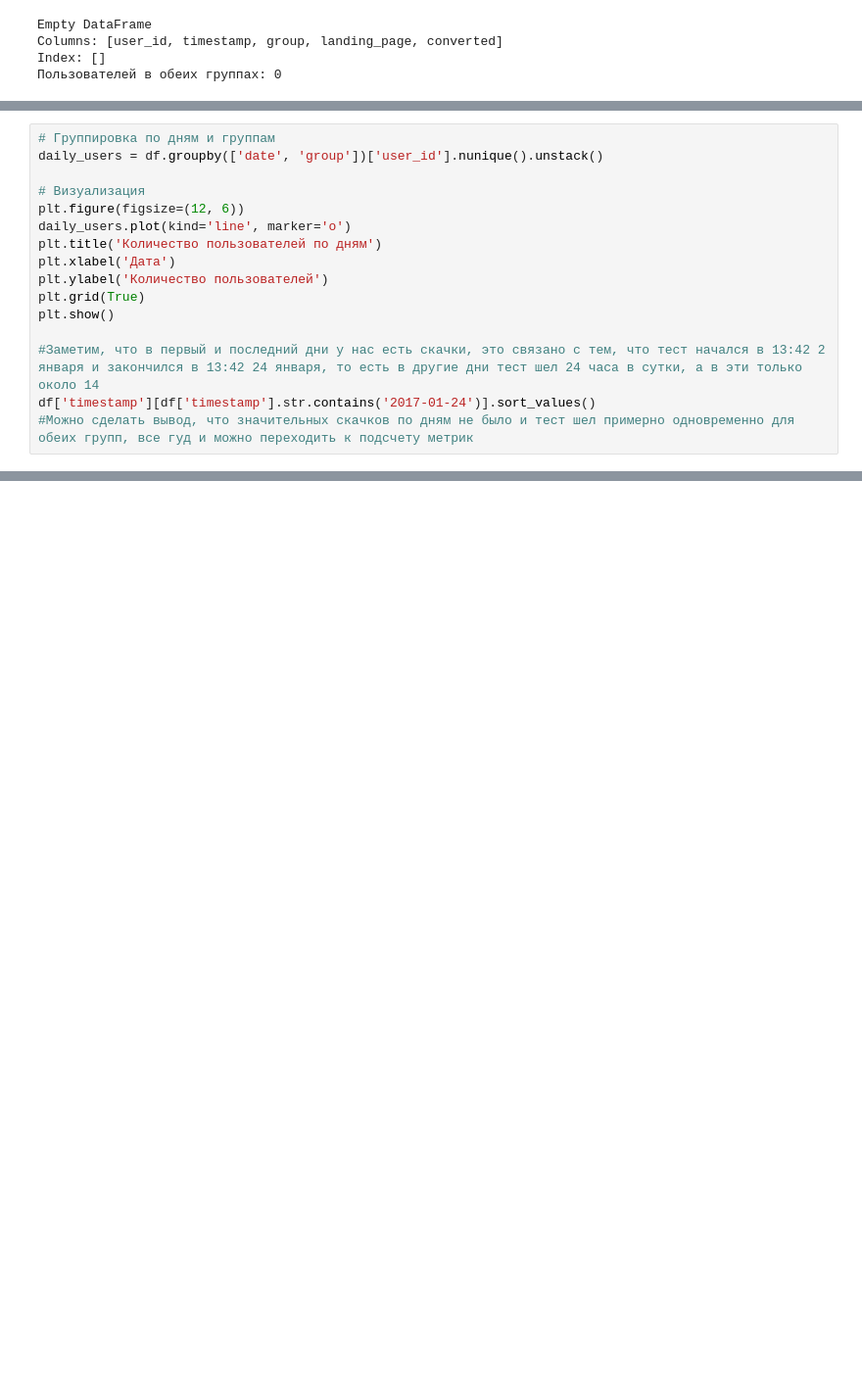
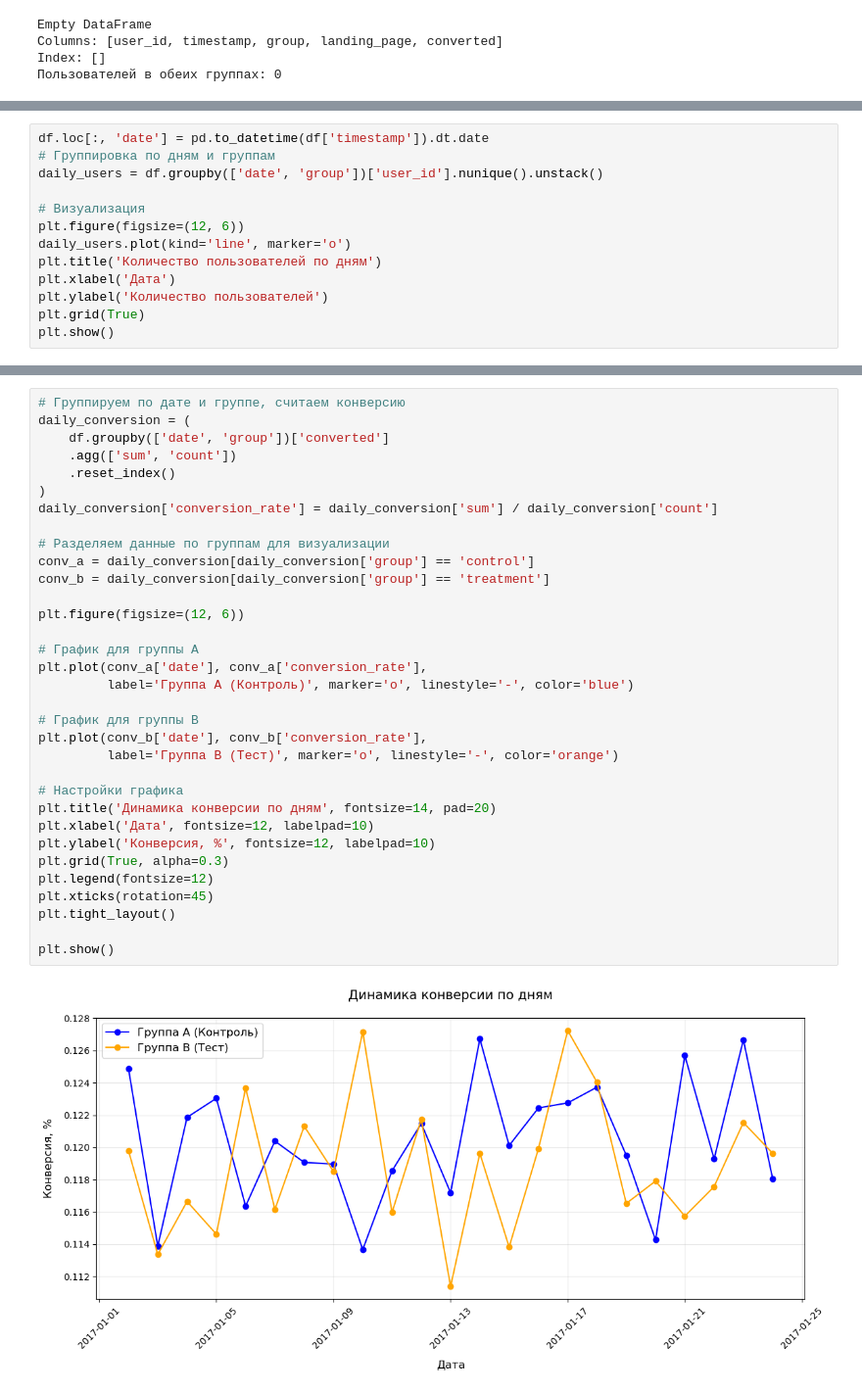
Before and after one commit to linaeroina/ab-test-analysis, a Jupyter notebook: Untitled2.ipynb, the cells around one changed output, grey strips where cells are left out. Shown at 98% size. Cells and saved outputs as stored; diff of their text form; blank space fills up the shorter version.

Commit message:
Добавлен анализ A/B-теста: подготовка данных, визуализация, статистический анализ и выводы

```diff
--- a/Untitled2.ipynb
+++ b/Untitled2.ipynb
@@ -86,4 +88,5 @@ Index: []
 # %%
+df.loc[:, 'date'] = pd.to_datetime(df['timestamp']).dt.date
 # Группировка по дням и группам
 daily_users = df.groupby(['date', 'group'])['user_id'].nunique().unstack()
 
@@ -95,10 +98,6 @@ plt.xlabel('Дата')
 plt.ylabel('Количество пользователей')
 plt.grid(True)
 plt.show()
-
-#Заметим, что в первый и последний дни у нас есть скачки, это связано с тем, что тест начался в 13:42 2 января и закончился в 13:42 24 января, то есть в другие дни тест шел 24 часа в сутки, а в эти только около 14
-df['timestamp'][df['timestamp'].str.contains('2017-01-24')].sort_values()
-#Можно сделать вывод, что значительных скачков по дням не было и тест шел примерно одновременно для обеих групп, все гуд и можно переходить к подсчету метрик
 # %% [output]
 <Figure size 1200x600 with 0 Axes>
 [figure]
@@ -116,0 +136,35 @@ Name: timestamp, Length: 7439, dtype: object
+# %%
+# Группируем по дате и группе, считаем конверсию
+daily_conversion = (
+    df.groupby(['date', 'group'])['converted']
+    .agg(['sum', 'count'])
+    .reset_index()
+)
+daily_conversion['conversion_rate'] = daily_conversion['sum'] / daily_conversion['count']
+
+# Разделяем данные по группам для визуализации
+conv_a = daily_conversion[daily_conversion['group'] == 'control']
+conv_b = daily_conversion[daily_conversion['group'] == 'treatment']
+
+plt.figure(figsize=(12, 6))
+
+# График для группы A
+plt.plot(conv_a['date'], conv_a['conversion_rate'],
+         label='Группа A (Контроль)', marker='o', linestyle='-', color='blue')
+
+# График для группы B
+plt.plot(conv_b['date'], conv_b['conversion_rate'],
+         label='Группа B (Тест)', marker='o', linestyle='-', color='orange')
+
+# Настройки графика
+plt.title('Динамика конверсии по дням', fontsize=14, pad=20)
+plt.xlabel('Дата', fontsize=12, labelpad=10)
+plt.ylabel('Конверсия, %', fontsize=12, labelpad=10)
+plt.grid(True, alpha=0.3)
+plt.legend(fontsize=12)
+plt.xticks(rotation=45)
+plt.tight_layout()
+
+plt.show()
+# %% [output]
+[figure, added]
```
Also changed, not shown: parts of 12 cells of this notebook.
